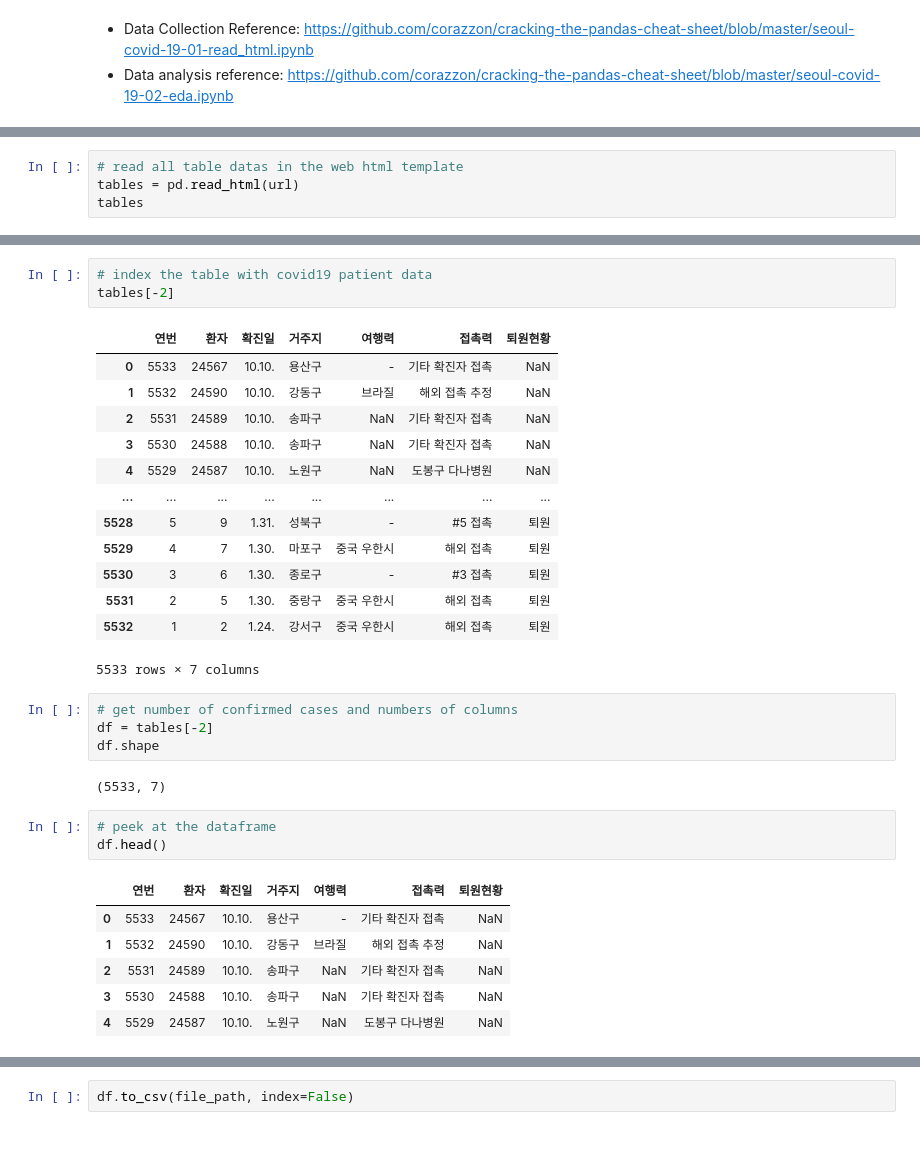
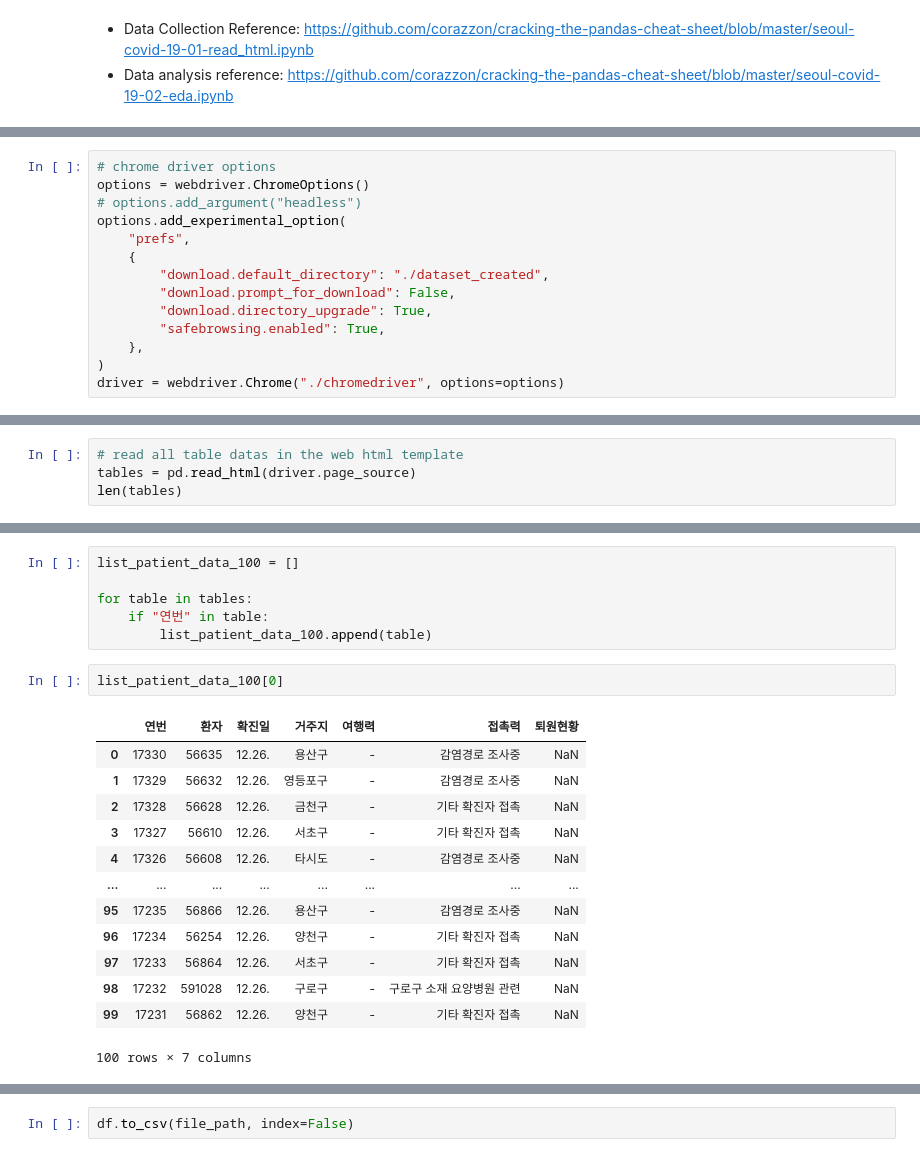
Before and after one commit to snoop2head/covid19_unknown_spread, a Jupyter notebook: track_unknown_paths.ipynb, the cells around one changed output, grey strips where cells are left out. Saved outputs shown, nothing was run; the diff lists cells and outputs as text.

Commit message:
update 17000 ~ 10000 patients data

```diff
--- a/track_unknown_paths.ipynb
+++ b/track_unknown_paths.ipynb
@@ -14,2 +22,16 @@ import numpy as np
+# %%
+# chrome driver options
+options = webdriver.ChromeOptions()
+# options.add_argument("headless")
+options.add_experimental_option(
+    "prefs",
+    {
+        "download.default_directory": "./dataset_created",
+        "download.prompt_for_download": False,
+        "download.directory_upgrade": True,
+        "safebrowsing.enabled": True,
+    },
+)
+driver = webdriver.Chrome("./chromedriver", options=options)
 # %%
 # target url for the covid19 data: Seoul City
@@ -20,5 +58,5 @@ url
 # %%
 # read all table datas in the web html template
-tables = pd.read_html(url)
-tables
+tables = pd.read_html(driver.page_source)
+len(tables)
 # %% [output]
@@ -42,33 +64,22 @@ tables
-# %%
-# index the table with covid19 patient data
-tables[-2]
-# %% [output]
-|  | 연번 | 환자 | 확진일 | 거주지 | 여행력 | 접촉력 | 퇴원현황 |
-| 0 | 5533 | 24567 | 10.10. | 용산구 | - | 기타 확진자 접촉 | NaN |
-| 1 | 5532 | 24590 | 10.10. | 강동구 | 브라질 | 해외 접촉 추정 | NaN |
-| 2 | 5531 | 24589 | 10.10. | 송파구 | NaN | 기타 확진자 접촉 | NaN |
-| 3 | 5530 | 24588 | 10.10. | 송파구 | NaN | 기타 확진자 접촉 | NaN |
-| 4 | 5529 | 24587 | 10.10. | 노원구 | NaN | 도봉구 다나병원 | NaN |
-| ... | ... | ... | ... | ... | ... | ... | ... |
-| 5528 | 5 | 9 | 1.31. | 성북구 | - | #5 접촉 | 퇴원 |
-| 5529 | 4 | 7 | 1.30. | 마포구 | 중국 우한시 | 해외 접촉 | 퇴원 |
-| 5530 | 3 | 6 | 1.30. | 종로구 | - | #3 접촉 | 퇴원 |
-| 5531 | 2 | 5 | 1.30. | 중랑구 | 중국 우한시 | 해외 접촉 | 퇴원 |
-| 5532 | 1 | 2 | 1.24. | 강서구 | 중국 우한시 | 해외 접촉 | 퇴원 |
-5533 rows × 7 columns
-# %%
-# get number of confirmed cases and numbers of columns
-df = tables[-2]
-df.shape
-# %% [output]
-(5533, 7)
-# %%
-# peek at the dataframe
-df.head()
-# %% [output]
-|  | 연번 | 환자 | 확진일 | 거주지 | 여행력 | 접촉력 | 퇴원현황 |
-| 0 | 5533 | 24567 | 10.10. | 용산구 | - | 기타 확진자 접촉 | NaN |
-| 1 | 5532 | 24590 | 10.10. | 강동구 | 브라질 | 해외 접촉 추정 | NaN |
-| 2 | 5531 | 24589 | 10.10. | 송파구 | NaN | 기타 확진자 접촉 | NaN |
-| 3 | 5530 | 24588 | 10.10. | 송파구 | NaN | 기타 확진자 접촉 | NaN |
-| 4 | 5529 | 24587 | 10.10. | 노원구 | NaN | 도봉구 다나병원 | NaN |
+# %%
+list_patient_data_100 = []
+
+for table in tables:
+    if "연번" in table:
+        list_patient_data_100.append(table)
+# %%
+list_patient_data_100[0]
+# %% [output]
+|  | 연번 | 환자 | 확진일 | 거주지 | 여행력 | 접촉력 | 퇴원현황 |
+| 0 | 17330 | 56635 | 12.26. | 용산구 | - | 감염경로 조사중 | NaN |
+| 1 | 17329 | 56632 | 12.26. | 영등포구 | - | 감염경로 조사중 | NaN |
+| 2 | 17328 | 56628 | 12.26. | 금천구 | - | 기타 확진자 접촉 | NaN |
+| 3 | 17327 | 56610 | 12.26. | 서초구 | - | 기타 확진자 접촉 | NaN |
+| 4 | 17326 | 56608 | 12.26. | 타시도 | - | 감염경로 조사중 | NaN |
+| ... | ... | ... | ... | ... | ... | ... | ... |
+| 95 | 17235 | 56866 | 12.26. | 용산구 | - | 감염경로 조사중 | NaN |
+| 96 | 17234 | 56254 | 12.26. | 양천구 | - | 기타 확진자 접촉 | NaN |
+| 97 | 17233 | 56864 | 12.26. | 서초구 | - | 기타 확진자 접촉 | NaN |
+| 98 | 17232 | 591028 | 12.26. | 구로구 | - | 구로구 소재 요양병원 관련 | NaN |
+| 99 | 17231 | 56862 | 12.26. | 양천구 | - | 기타 확진자 접촉 | NaN |
+100 rows × 7 columns
```
Also changed, not shown: parts of 28 cells of this notebook, 4 other files.
